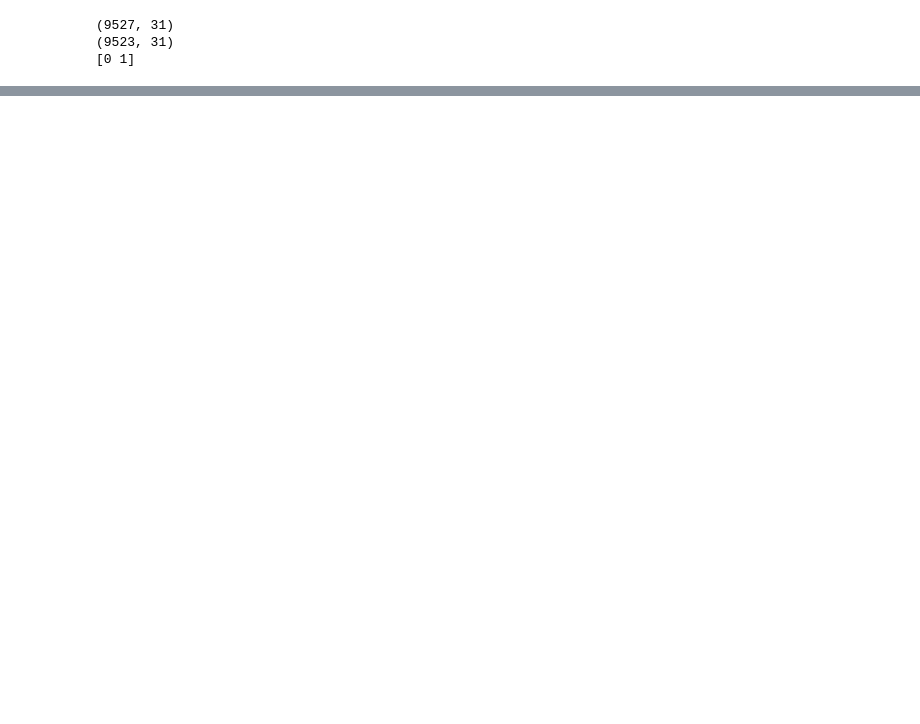
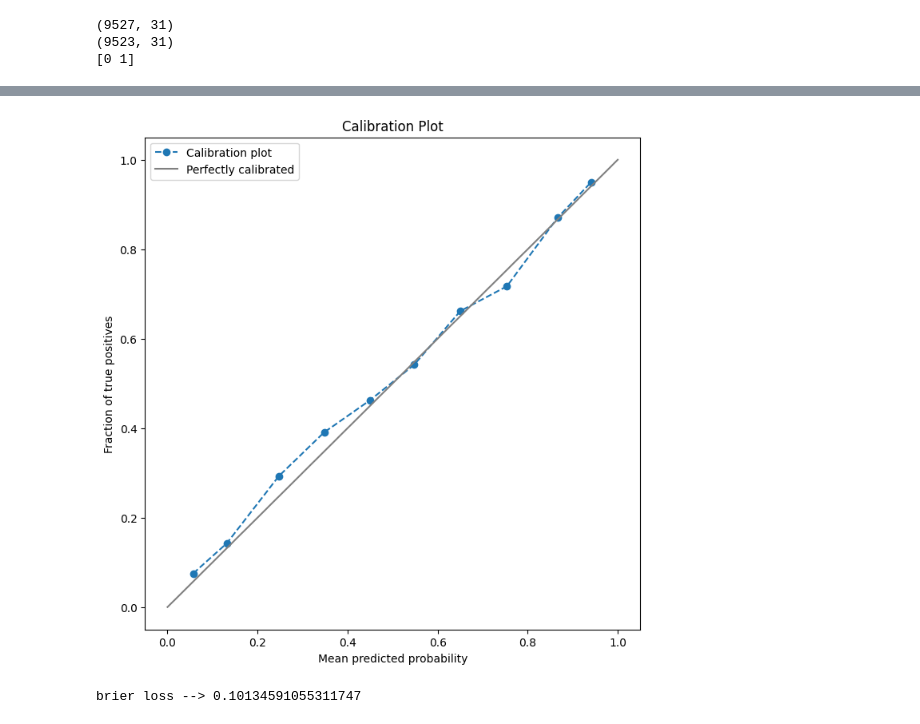
Before and after one commit to DeradoZA/DataExtractor, a Jupyter notebook: CSGOML/CSGOPredictor/CSGOModel_v2.ipynb, the cells around one changed output, grey strips where cells are left out. Saved outputs shown, nothing was run; the diff lists cells and outputs as text; code cells hidden in the pictures; blank space fills up the shorter version.

```diff
--- a/CSGOML/CSGOPredictor/CSGOModel_v2.ipynb
+++ b/CSGOML/CSGOPredictor/CSGOModel_v2.ipynb
@@ -94,9 +94,10 @@ feature_columns = [
     "Team2_Avg_ADR"
 ]
 
-features = df[feature_columns]
+features = cleaneddf[feature_columns]
 
-labels = df['ScoreDifference']
+labels = cleaneddf['Team_1_Win?']
+score_diffs = cleaneddf['ScoreDifference']
 
 print(features.shape)
 print(labels.shape)
@@ -254,0 +178,19 @@ Mean squared error --> 42.494753410283316
+# %%
+def build_model(hp):
+    model = tf.keras.Sequential()
+    model.add(tf.keras.layers.Input(shape=(X_train.shape[1],)))
+
+    # Vary the number of hidden layers
+    for i in range(hp.Int('num_hidden_layers', min_value=1, max_value=5)):
+        model.add(tf.keras.layers.Dense(units=hp.Int('units_' + str(i), min_value=32, max_value=128, step=32),
+                                       activation=hp.Choice('activation_' + str(i), values=['relu', 'tanh', 'sigmoid']),
+                                       kernel_regularizer=tf.keras.regularizers.l2(hp.Choice('l2_reg_' + str(i), values=[1e-3, 1e-4, 1e-5]))))
+
+    # Output layer with sigmoid activation for binary classification
+    model.add(tf.keras.layers.Dense(1, activation='sigmoid'))
+
+    model.compile(optimizer=tf.keras.optimizers.Adam(learning_rate=hp.Choice('learning_rate', values=[1e-2, 1e-4])),
+                  loss='binary_crossentropy',  # Use binary cross-entropy for binary classification
+                  metrics=['accuracy'])  # You can add other metrics here
+
+    return model
@@ -254,0 +243,8 @@ Mean squared error --> 42.494753410283316
+# %%
+best_hps = tuner.get_best_hyperparameters(num_trials=1)[0]
+
+best_model = tuner.hypermodel.build(best_hps)
+
+best_model.fit(train_dataset, epochs = 100, validation_data=test_dataset)
+
+predicted_probabilities = best_model.predict(test_dataset)
@@ -254,0 +279,23 @@ Mean squared error --> 42.494753410283316
+# %%
+from sklearn.calibration import calibration_curve
+
+prob_true, prob_pred = calibration_curve(y_test, predicted_probabilities, n_bins=10)
+
+plt.figure(figsize=(8, 8))
+plt.plot(prob_pred, prob_true, marker='o', linestyle='--', label='Calibration plot')
+plt.plot([0, 1], [0, 1], color='gray', linestyle='-', label='Perfectly calibrated')
+plt.xlabel('Mean predicted probability')
+plt.ylabel('Fraction of true positives')
+plt.title('Calibration Plot')
+plt.legend()
+plt.show()
+# %% [output]
+[figure, added]
+# %%
+from sklearn.metrics import brier_score_loss
+
+brier_loss = brier_score_loss(y_test, predicted_probabilities)
+
+print(f'brier loss --> {brier_loss}')
+# %% [output]
+brier loss --> 0.10134591055311747
```
Also changed, not shown: parts of 13 cells of this notebook, 2 other files.
